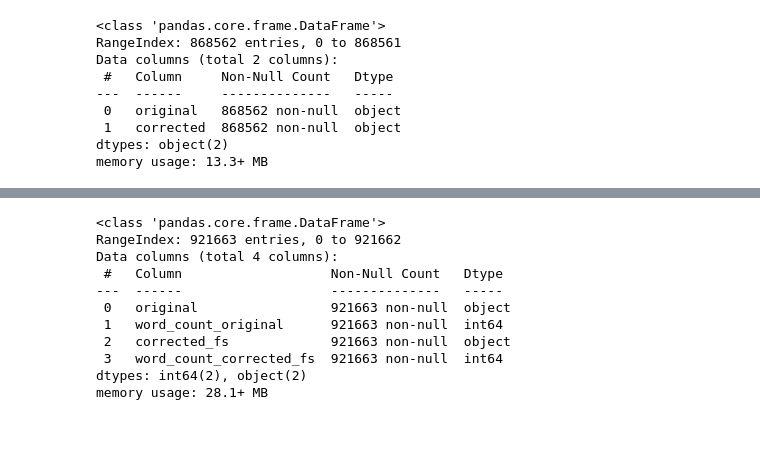
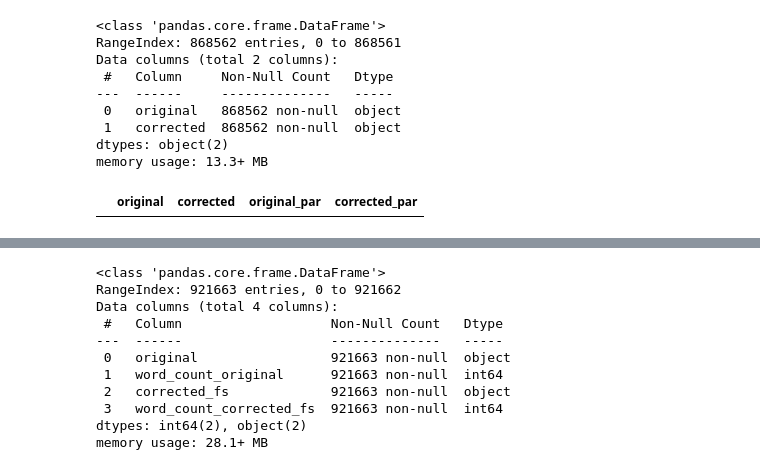
Before and after one commit to danish-sven/anlp-at2-gpt45, a Jupyter notebook: 1. Python Notebooks/eda_parenthesis.ipynb, the cells around one changed output, grey strips where cells are left out. Drawn from its saved outputs; the diff is of its cells as text; code cells hidden in the pictures; blank space fills up the shorter version.

```diff
--- a/1. Python Notebooks/eda_parenthesis.ipynb
+++ b/1. Python Notebooks/eda_parenthesis.ipynb
@@ -273,7 +283,7 @@ parenthesis = re.compile(r'[()\[\]{}]') #for any parenthesis, brackets only. No
 for index, row in df_par.iterrows():
 
     # Case 1: original and corrected both have words inside parenthesis
-    if row['original_par'] is not None and row['corrected_par'] is not None:
+    if pd.notna(row['original_par']) and pd.notna(row['corrected_par']):
 
         # Case 1a: original and corrected have same words inside parenthesis
         if row['original_par'] == row['corrected_par']:
@@ -285,7 +295,7 @@ for index, row in df_par.iterrows():
             pass
 
     # Case 2: only corrected has words inside parenthesis
-    elif row['original_par'] is None and row['corrected_par'] is not None:
+    elif pd.isna(row['original_par']) and pd.notna(row['corrected_par']):
 
         # Case 2a: if spaces exist, indicates more than one word, remove row
         if whitespaces.search(row['corrected_par']):
@@ -297,12 +307,12 @@ for index, row in df_par.iterrows():
             corrected.append(re.sub(parenthesis, '', row['corrected']))
 
     # Case 3: no parenthesis are found
-    elif row['original_par'] is None and row['corrected_par'] is None:
+    elif pd.isna(row['original_par']) and pd.isna(row['corrected_par']):
         original.append(row['original'])
         corrected.append(row['corrected'])
 
     # Case 4: parenthesis with words exists in Original but not corrected, #pass
-    elif row['original_par'] is not None and row['corrected_par'] is None:
+    elif pd.notna(row['original_par']) and pd.isna(row['corrected_par']):
         original.append(re.sub(pattern, '', row['original']))
         corrected.append(row['corrected'])
 
@@ -344,6 +354,13 @@ Data columns (total 2 columns):
  1   corrected  868562 non-null  object
 dtypes: object(2)
 memory usage: 13.3+ MB
+# %%
+df_par_clean['original_par']=df_par_clean['original'].apply(lambda x: find_pattern_or_none(x))
+df_par_clean['corrected_par']=df_par_clean['corrected'].apply(lambda x: find_pattern_or_none(x))
+# %%
+df_par_clean[pd.notna(df_par_clean['corrected_par'])]
+# %% [output]
+|  | original | corrected | original_par | corrected_par |
 # %%
 # Export Data that has parenthesis removed for further cleaning
 
```
Also changed, not shown: parts of 3 cells of this notebook, 3 other files.
